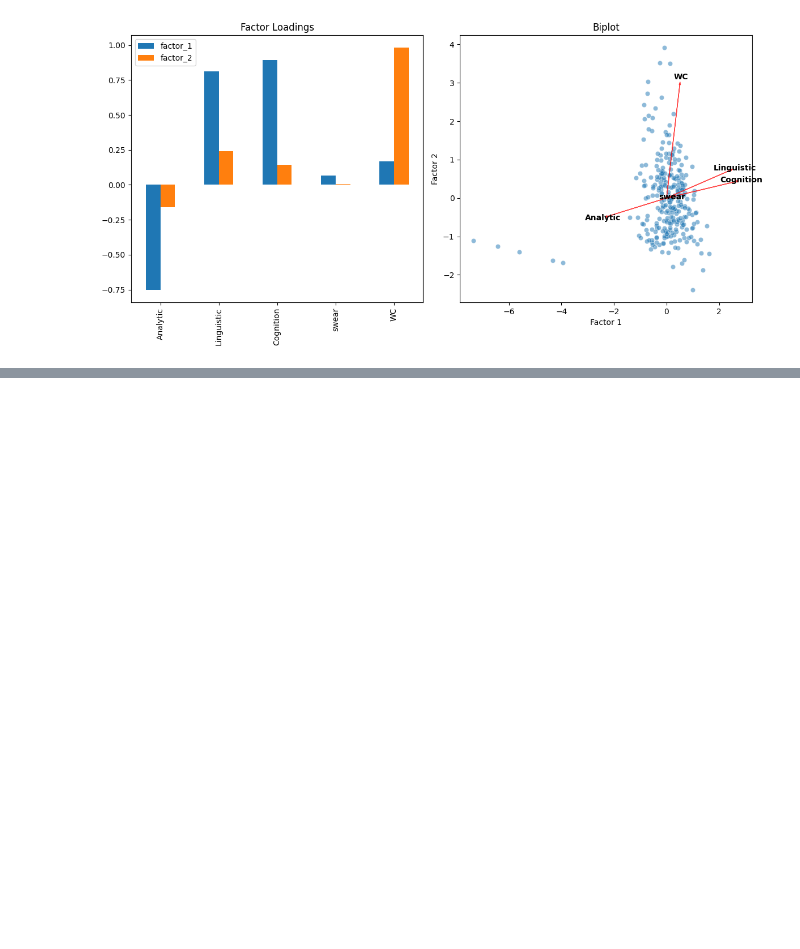
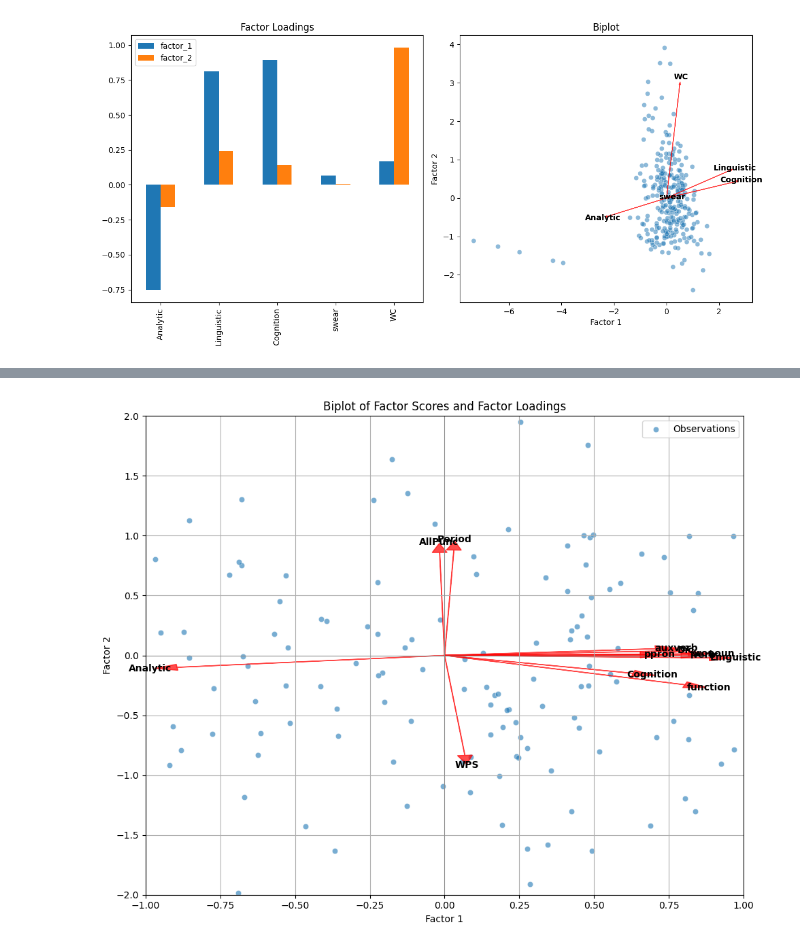
Before and after one commit to jmclip/pop_music, a Jupyter notebook: counter_factual/counterfactual_checks.ipynb, the cells around one changed output, grey strips where cells are left out. Cells and saved outputs as stored; diff of their text form; code cells hidden in the pictures; blank space fills up the shorter version.

```diff
--- a/counter_factual/counterfactual_checks.ipynb
+++ b/counter_factual/counterfactual_checks.ipynb
@@ -84,0 +360,33 @@ output_fa_plots(austen)
+# %%
+# biplot
+import matplotlib.pyplot as plt
+import seaborn as sns
+
+scores_scaled = liwc_scores
+factor_scores = fa.transform(scores_scaled)
+
+# Create a biplot: Factor scores (observations) and factor loadings (variables)
+plt.figure(figsize=(10, 8))
+
+# Plot factor scores
+sns.scatterplot(x=factor_scores[:, 0], y=factor_scores[:, 1], alpha=0.6, label='Observations')
+
+# Plot factor loadings (arrows for variables)
+for i, var in enumerate(loadings_df.index):
+    plt.arrow(0, 0, loadings[i, 0], loadings[i, 1], color='red', alpha=0.7, head_width=0.05)
+    plt.text(loadings[i, 0] * 1.1, loadings[i, 1] * 1.1, var, color='black', ha='center', va='center', fontweight='bold')
+
+# Labels and title
+plt.xlabel('Factor 1')
+plt.ylabel('Factor 2')
+# Set the axis limits for zooming in
+plt.xlim(-1, 1)
+plt.ylim(-2, 2)
+plt.title('Biplot of Factor Scores and Factor Loadings')
+plt.axhline(0, color='gray',linewidth=0.5)
+plt.axvline(0, color='gray',linewidth=0.5)
+plt.grid(True)
+plt.tight_layout()
+plt.show()
+# %% [output]
+[figure, added]
```
Also changed, not shown: parts of 4 cells of this notebook, 2 other files.
